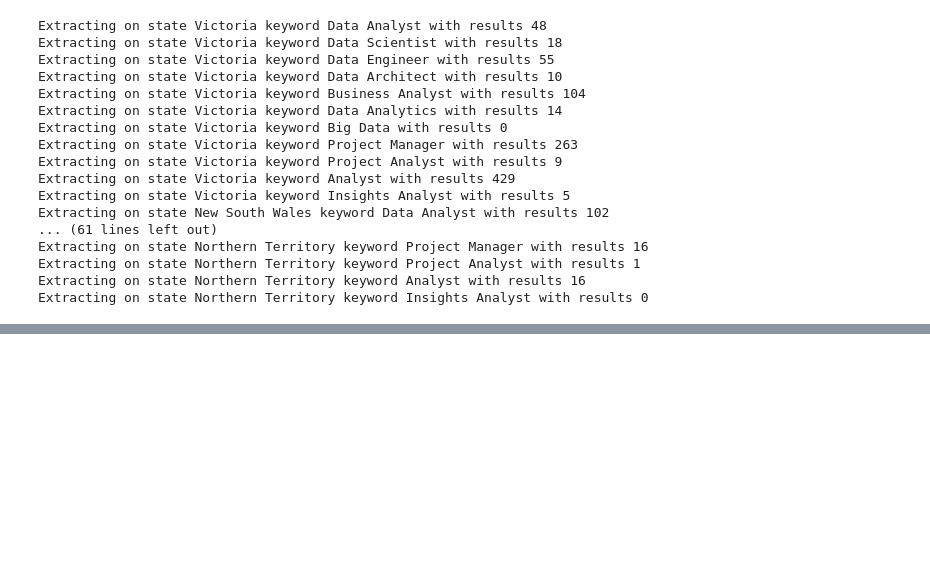
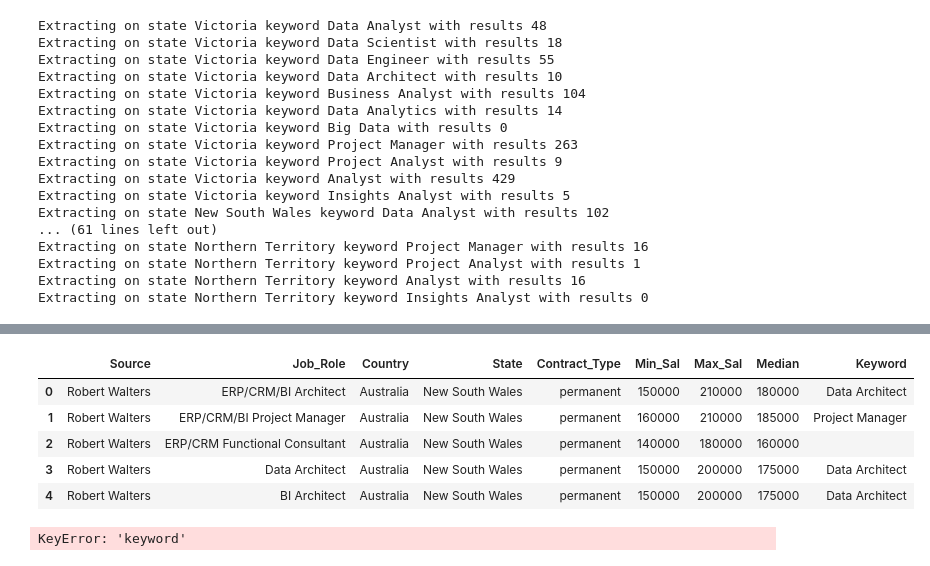
Before and after one commit to amilakanishka/-jobsdata-au, a Jupyter notebook: Data/Job Posting Extractor.ipynb, the cells around one changed output, grey strips where cells are left out. Drawn from its saved outputs; the diff is of its cells as text; code cells hidden in the pictures; blank space fills up the shorter version.

Commit message:
ADDED BENCHMARK SOURCE

```diff
--- a/Data/Job Posting Extractor.ipynb
+++ b/Data/Job Posting Extractor.ipynb
@@ -259,3 +259,9 @@ dfJobs = dfJobs.rename(columns = {'id_keyword': 'keyword_id', 'id_state' : 'stat
 dfJobs['salary_min'] = dfJobs['salary_min'].astype('int32')
 dfJobs['salary_max'] = dfJobs['salary_max'].astype('int32')
 dfJobs['state_id']   = dfJobs['state_id'].astype('int32')
+# %%
+# Loading benchmark data
+dfBench = pd.read_csv('Benchmark.csv')
+dfBench = dfBench.replace(np.nan, '', regex=True)
+dfBench['keyword'].astype(str)
+dfBench.dtypes
@@ -262,3 +279,18 @@ dfJobs['state_id']   = dfJobs['state_id'].astype('int32')
+# %%
+dfBench.head()
+# %% [output]
+|  | Source | Job_Role | Country | State | Contract_Type | Min_Sal | Max_Sal | Median | Keyword |
+| 0 | Robert Walters | ERP/CRM/BI Architect | Australia | New South Wales | permanent | 150000 | 210000 | 180000 | Data Architect |
+| 1 | Robert Walters | ERP/CRM/BI Project Manager | Australia | New South Wales | permanent | 160000 | 210000 | 185000 | Project Manager |
+| 2 | Robert Walters | ERP/CRM Functional Consultant | Australia | New South Wales | permanent | 140000 | 180000 | 160000 |  |
+| 3 | Robert Walters | Data Architect | Australia | New South Wales | permanent | 150000 | 200000 | 175000 | Data Architect |
+| 4 | Robert Walters | BI Architect | Australia | New South Wales | permanent | 150000 | 200000 | 175000 | Data Architect |
+# %%
+
+dfBench = pd.merge(dfBench, dfKeyword, on='keyword', how='left outter', suffixes=('', '_keyword'))
+dfBench.head()
+# %% [output]
+KeyError: 'keyword'
 # %%
 Base = declarative_base()
 # dbcon = f"postgresql://{username}:{password}@127.0.0.1/JobsDB"
```
Also changed, not shown: parts of 1 cell of this notebook, 4 other files.
